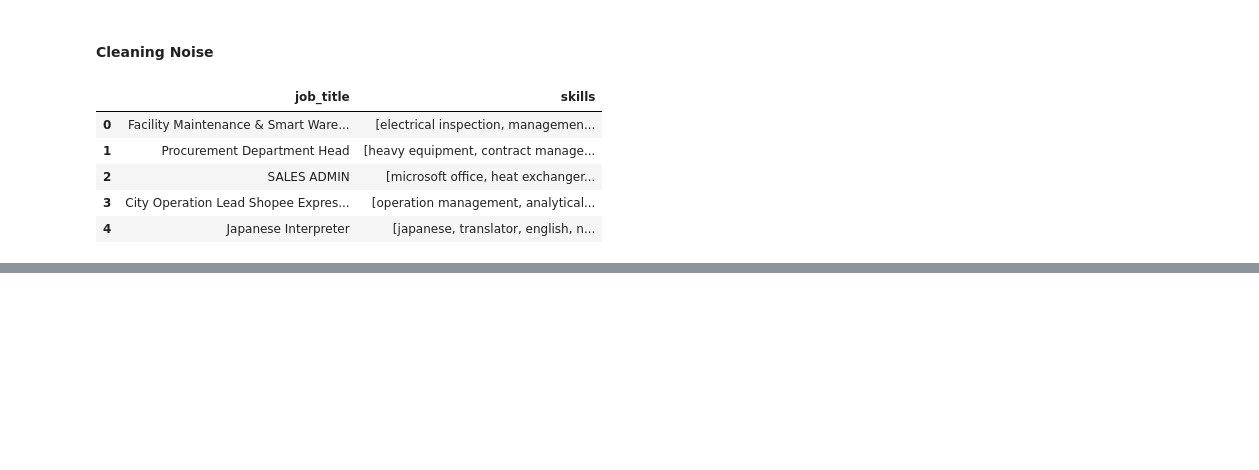
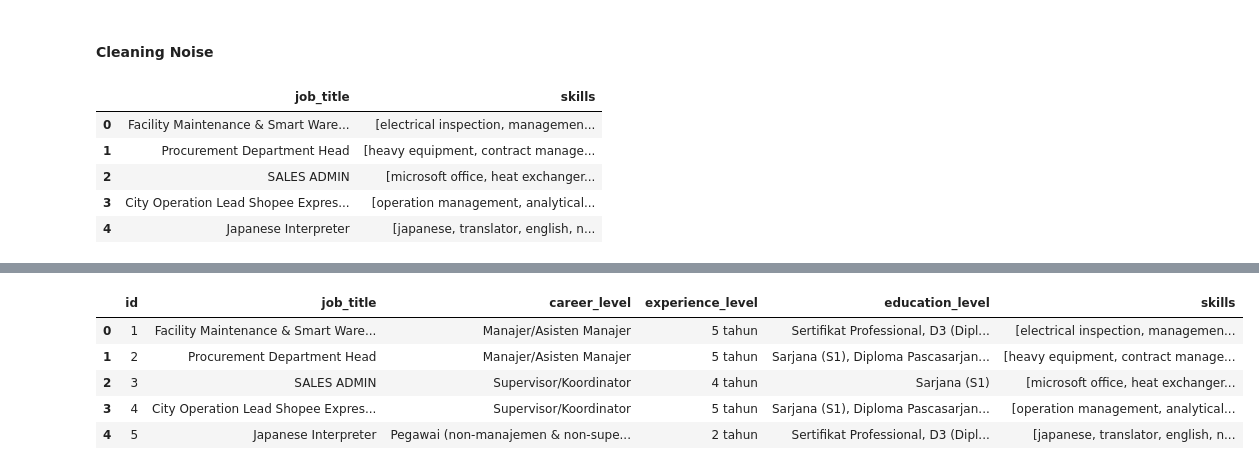
Before and after one commit to muhanangmahrub/Career-Path-Navigator, a Jupyter notebook: notebooks/akbar/notebook.ipynb, the cells around one changed output, grey strips where cells are left out. Cells and saved outputs as stored; diff of their text form; code cells hidden in the pictures; blank space fills up the shorter version.

Commit message:
feat: add skill len more than 3 merge to main data

```diff
--- a/notebooks/akbar/notebook.ipynb
+++ b/notebooks/akbar/notebook.ipynb
@@ -307,5 +307,5 @@ df_skill[['job_title', 'skills']].head()
 | 3 | City Operation Lead Shopee Expres... | [operation management, analytical... |
 | 4 | Japanese Interpreter | [japanese, translator, english, n... |
 # %%
-df_skill = df_skill[df_skill['skills'].apply(len) > 0]
+df_skill = df_skill[df_skill['skills'].apply(len) > 3]
 # %%
@@ -322,0 +335,3 @@ memory usage: 42.3+ KB
+# %%
+df_main = pd.read_csv('../../data/all.csv', delimiter='|')
+df_main.info()
@@ -322,0 +356,6 @@ memory usage: 42.3+ KB
+# %%
+col= ['id','job_title','career_level','experience_level','education_level']
+
+df_main = df_main[col]
+
+df_main.info()
@@ -322,0 +375,8 @@ memory usage: 42.3+ KB
+# %%
+df_merged = df_main.merge(
+    df_skill[['id', 'skills']],
+    on='id',
+    how='inner'
+)
+
+df_merged.info()
@@ -322,0 +397,9 @@ memory usage: 42.3+ KB
+# %%
+df_merged.head()
+# %% [output]
+|  | id | job_title | career_level | experience_level | education_level | skills |
+| 0 | 1 | Facility Maintenance & Smart Ware... | Manajer/Asisten Manajer | 5 tahun | Sertifikat Professional, D3 (Dipl... | [electrical inspection, managemen... |
+| 1 | 2 | Procurement Department Head | Manajer/Asisten Manajer | 5 tahun | Sarjana (S1), Diploma Pascasarjan... | [heavy equipment, contract manage... |
+| 2 | 3 | SALES ADMIN | Supervisor/Koordinator | 4 tahun | Sarjana (S1) | [microsoft office, heat exchanger... |
+| 3 | 4 | City Operation Lead Shopee Expres... | Supervisor/Koordinator | 5 tahun | Sarjana (S1), Diploma Pascasarjan... | [operation management, analytical... |
+| 4 | 5 | Japanese Interpreter | Pegawai (non-manajemen & non-supe... | 2 tahun | Sertifikat Professional, D3 (Dipl... | [japanese, translator, english, n... |
```
Also changed, not shown: parts of 9 cells of this notebook, 1 other file.
